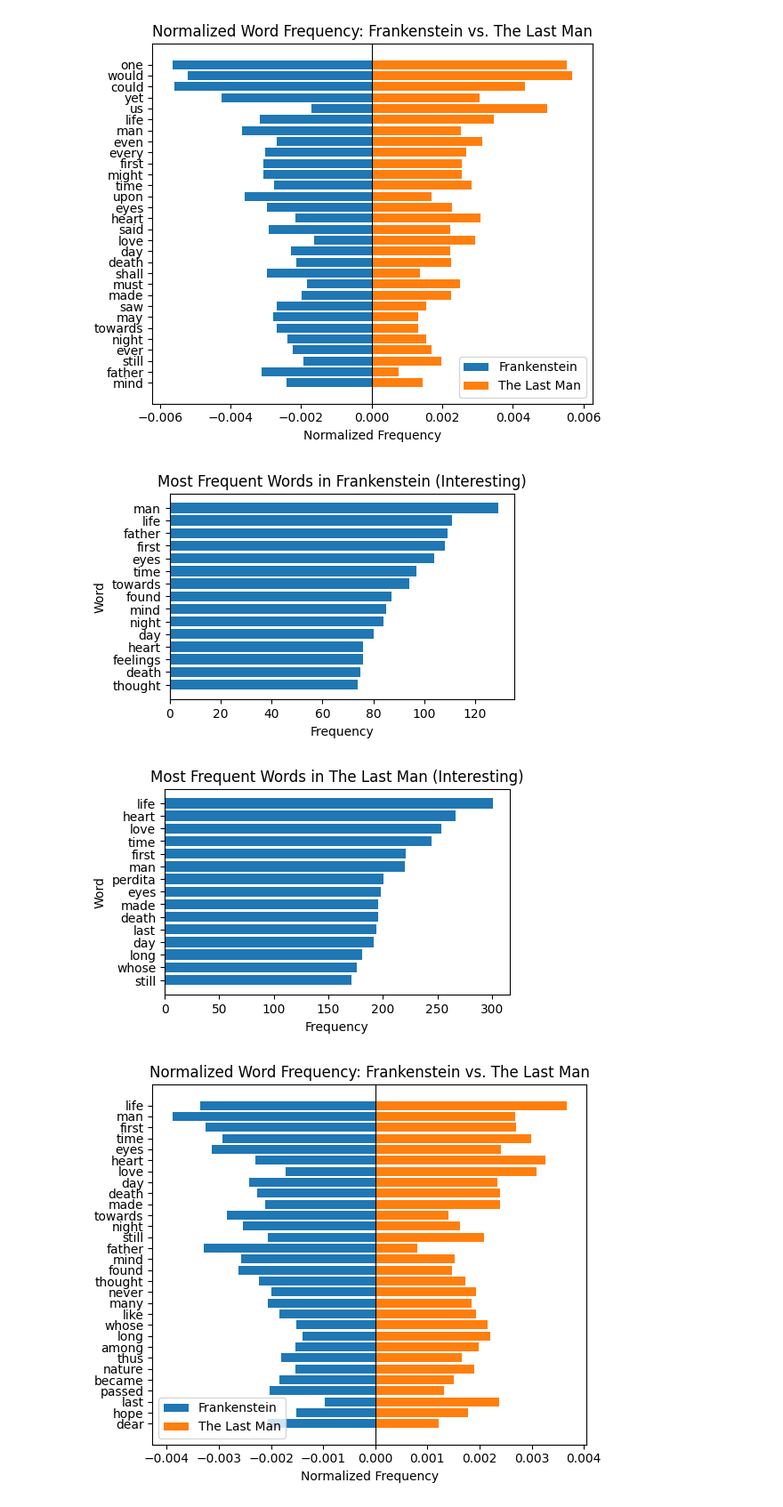
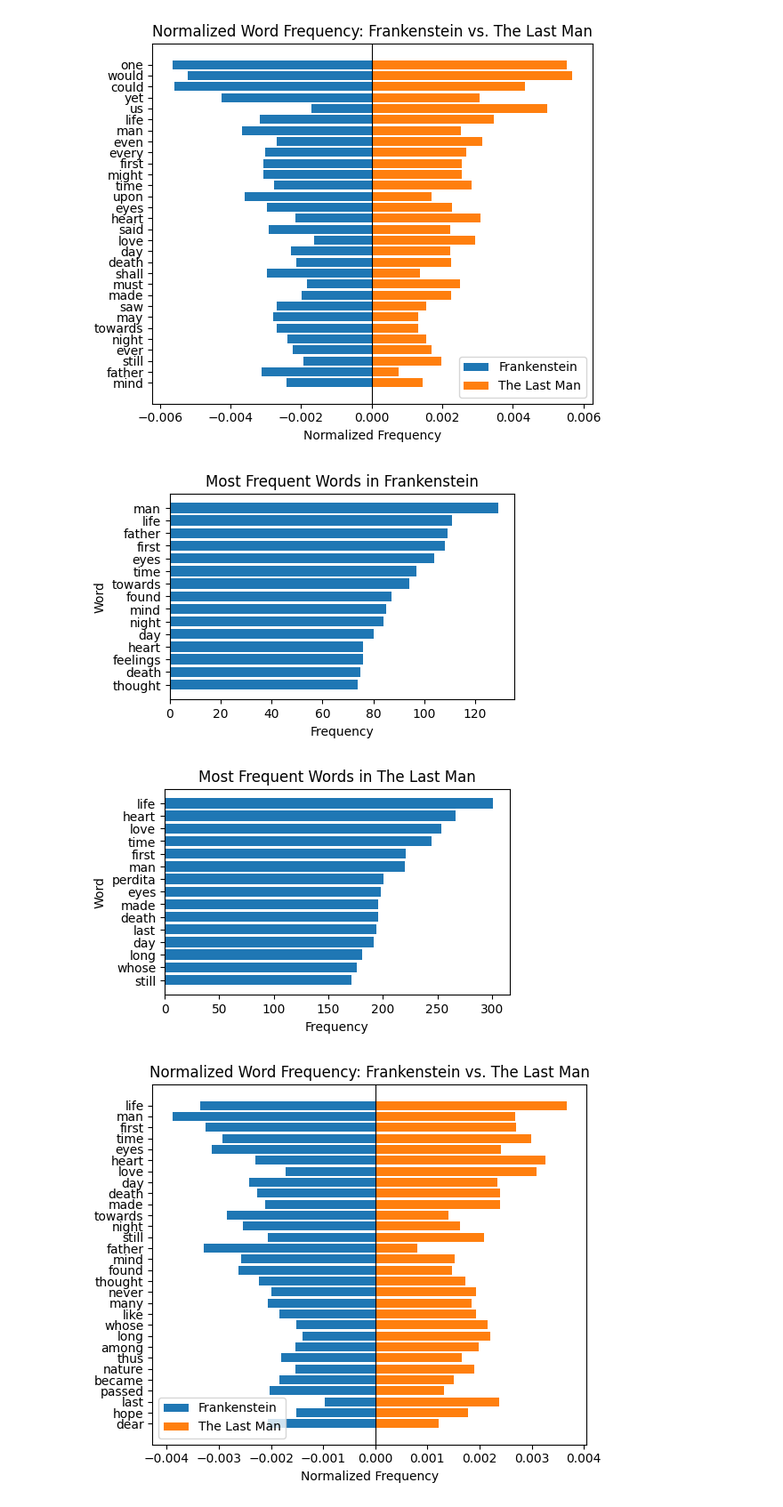
Before and after one commit to breanna-s/MiniProject1, a Jupyter notebook: bslessma.ipynb, the cells around one changed output. Shown at 89% size. Saved outputs shown, nothing was run; the diff lists cells and outputs as text; code cells hidden in the pictures.

```diff
--- a/bslessma.ipynb
+++ b/bslessma.ipynb
@@ -188,65 +192,34 @@ plt.show()
 # %%
 
 # Filtered
 uninteresting_wds = [
     "would", "could", "said", "upon", "yet", "might",
     "shall", "may", "one", "saw", "even", "felt", "ever",
     "us", "must", "every", "raymond", "adrian", "elizabeth",
     "idris", "edric", "rosabella", "roderick", "edmund", "elvira"]
 
 Frankenstein_filtered = [
     wd for wd in Frankenstein_wds
     if wd not in uninteresting_wds
 ]
 Frankenstein_filtered_freq = Counter(Frankenstein_filtered)
 
 TheLastMan_filtered = [
     wd for wd in TheLastMan_wds
     if wd not in uninteresting_wds
 ]
 TheLastMan_filtered_freq = Counter(TheLastMan_filtered)
 
 
 # Filtered Graph
 filtered = Frankenstein_filtered_freq.most_common(15)
-
-labels = [x[0] for x in filtered]
-values = [x[1] for x in filtered]
-
-plt.figure(figsize=(5, 3))
-plt.barh(labels, values)
-plt.xlabel("Frequency")
-plt.ylabel("Word")
-plt.title("Most Frequent Words in Frankenstein (Interesting)")
-plt.gca().invert_yaxis()
-plt.show()
+basic_graph(filtered, "Frankenstein")
 
 filtered = TheLastMan_filtered_freq.most_common(15)
-
-labels = [x[0] for x in filtered]
-values = [x[1] for x in filtered]
-
-plt.figure(figsize=(5, 3))
-plt.barh(labels, values)
-plt.xlabel("Frequency")
-plt.ylabel("Word")
-plt.title("Most Frequent Words in The Last Man (Interesting)")
-plt.gca().invert_yaxis()
-plt.show()
-
-
-
-# 5 options: bigrams, single word freq, single word freq normal, filtered word freq, filtered word normal
-# most freq (raw and filtered) should be listed separate, not as a bar chart but just as a list
-# normal should be compared against each other: back to back bar chart for top 30 overall, filtered back to
-#   back for top 20 (excluding names)
-# bigrams are more interesting individually, do this like the most freq
-# maybe also make a specific filter for action words - said, thought, felt
-
-# if i have time/there's nothing interesting here, we can also look at sentence length and commas?
+basic_graph(filtered, "The Last Man")
 # %% [output]
-[figure, old version]
+[figure, new version]
-[figure, old version]
+[figure, new version]
 # %%
 # Normalized + Filtered
 # Normalized Freq
```
Also changed, not shown: parts of 23 cells of this notebook.
